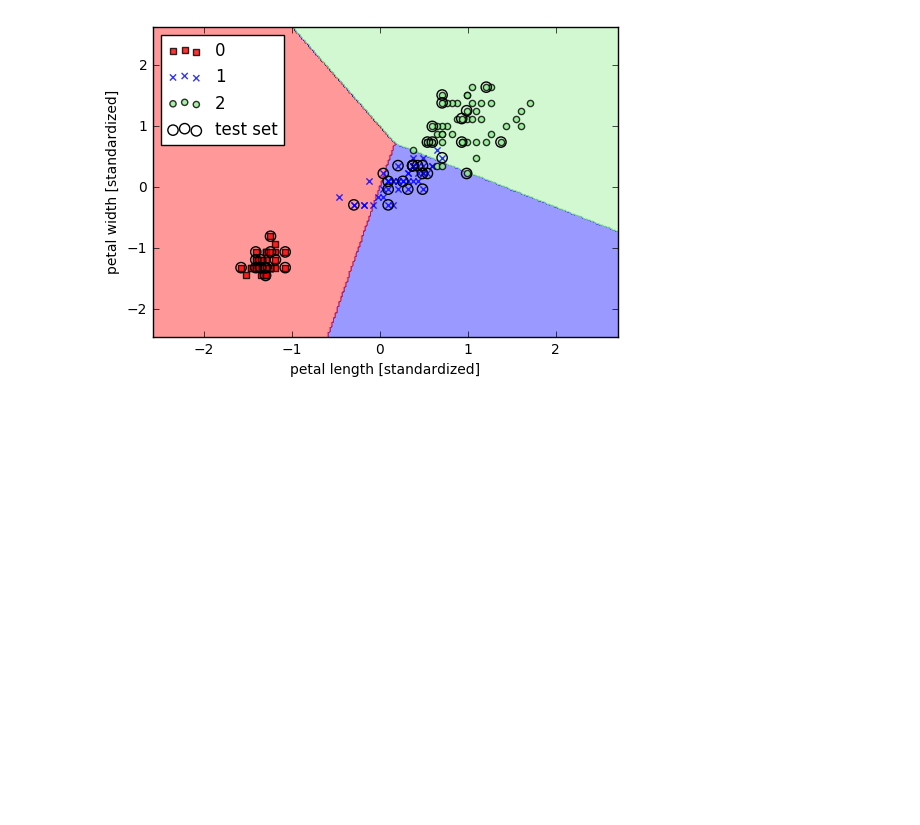
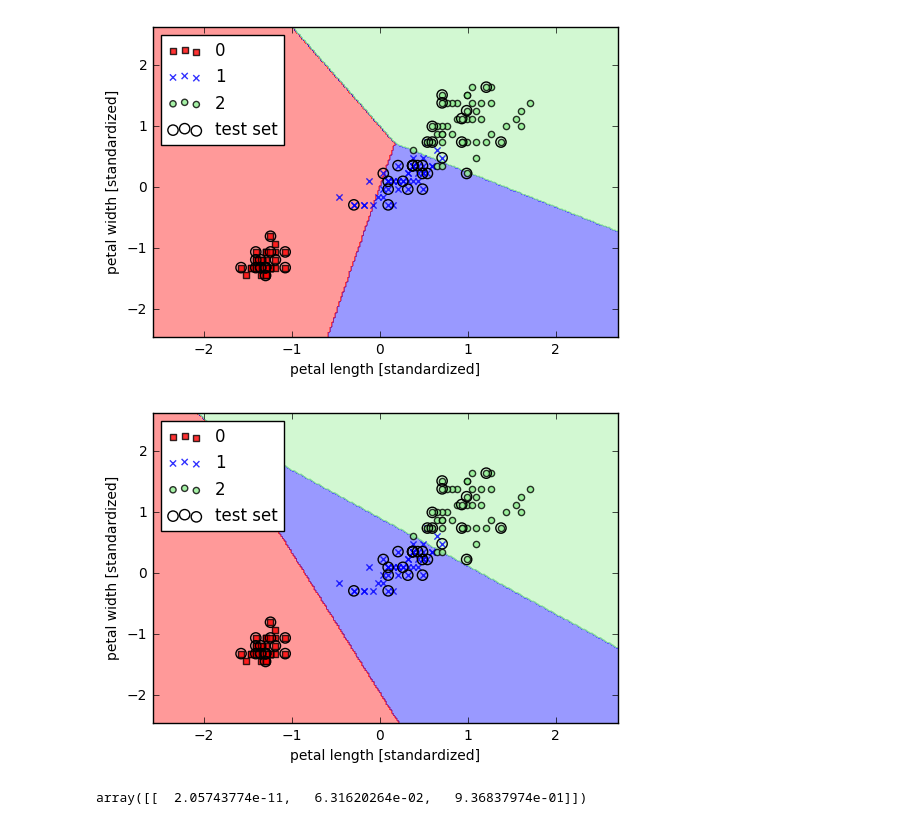
Before and after one commit to heeseungp/ccnyMachineLearning, a Jupyter notebook: practice/sklearn_perceptron.ipynb, the cells around one changed output. Drawn from its saved outputs; the diff is of its cells as text; code cells hidden in the pictures; blank space fills up the shorter version.

Commit message:
Add Logistic Regression model and L2 Regularization

```diff
--- a/practice/sklearn_perceptron.ipynb
+++ b/practice/sklearn_perceptron.ipynb
@@ -85,3 +85,19 @@ plt.legend(loc='upper left')
 plt.show()
 # %% [output]
 [figure]
+# %%
+from sklearn.linear_model import LogisticRegression
+
+lr = LogisticRegression(C=1000.0, random_state=0)
+lr.fit(X_train_std, y_train)
+plot_decision_regions(X_combined_std, y_combined, classifier=lr, test_idx=range(105,150))
+plt.xlabel('petal length [standardized]')
+plt.ylabel('petal width [standardized]')
+plt.legend(loc='upper left')
+plt.show()
+# %% [output]
+[figure, added]
+# %%
+lr.predict_proba(X_test_std[0,:])
+# %% [output]
+array([[  2.05743774e-11,   6.31620264e-02,   9.36837974e-01]])
```
Also changed, not shown: parts of 2 cells of this notebook.
